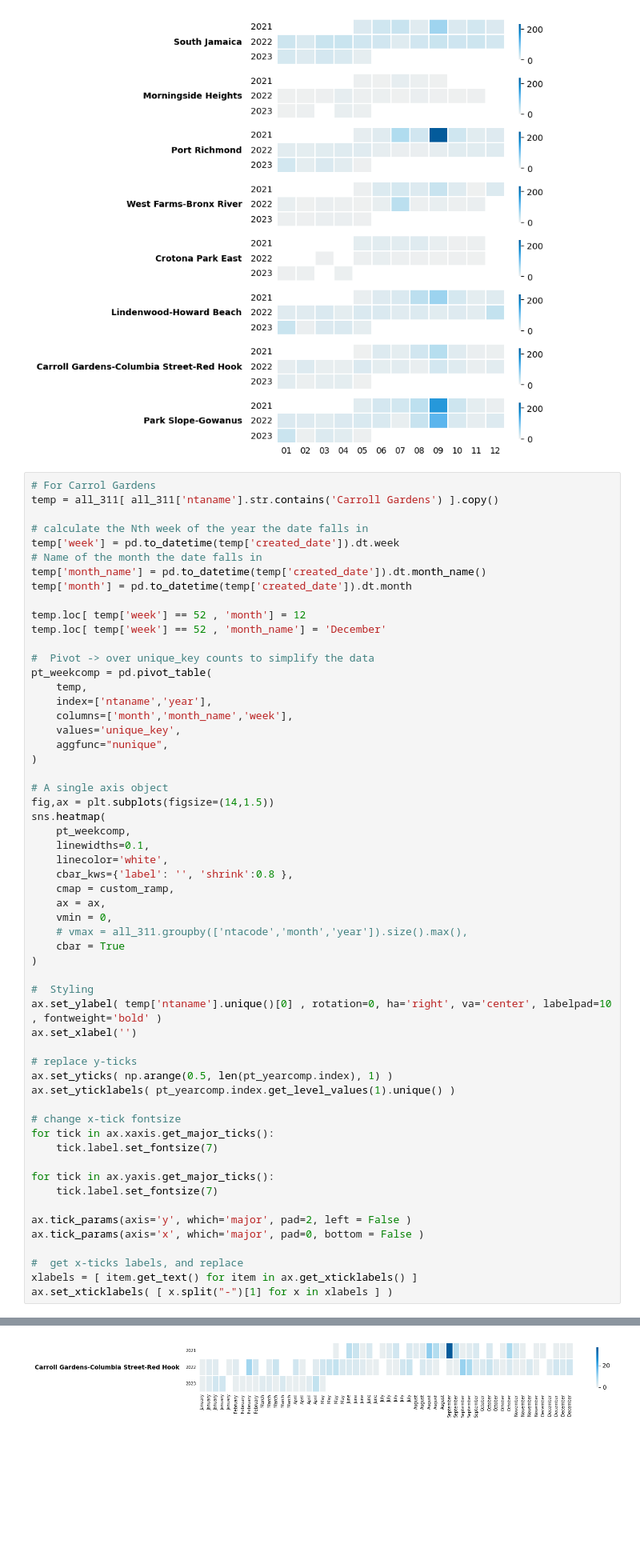
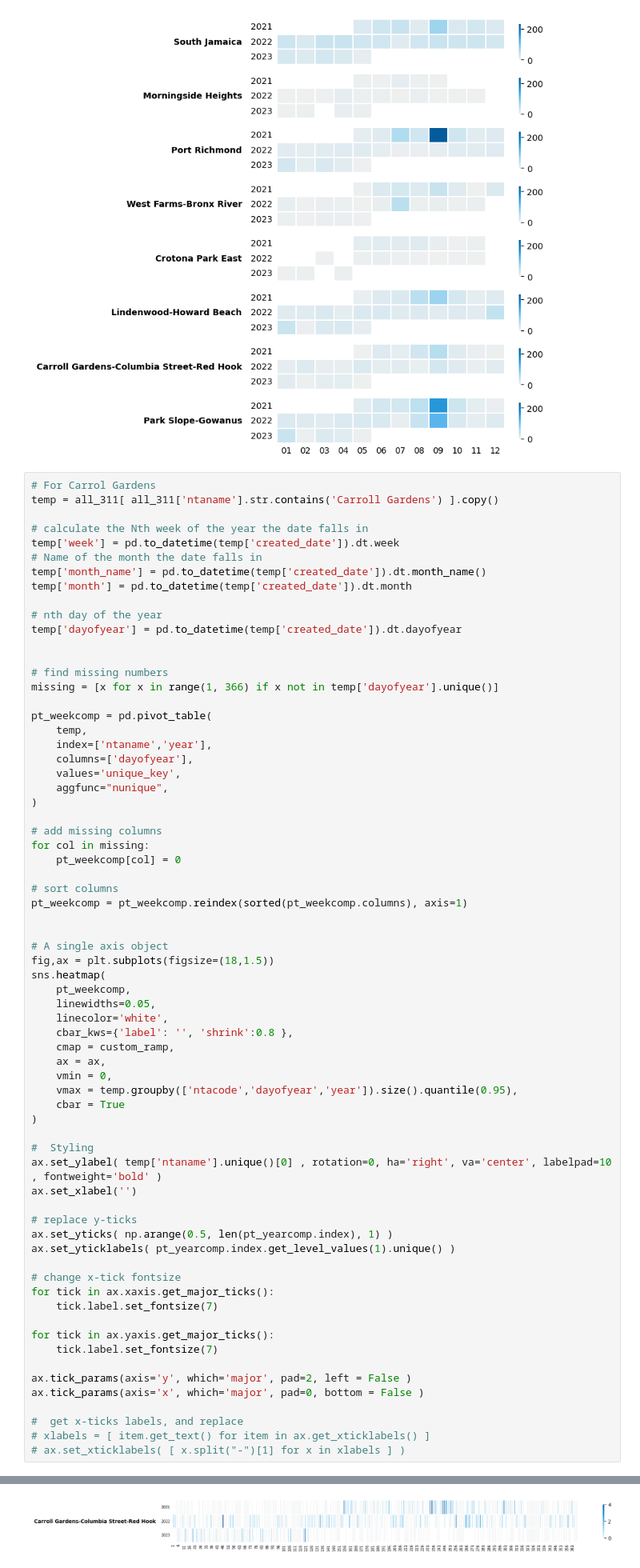
Before and after one commit to cankadir/FloodAnalysis, a Jupyter notebook: PY/311_NTA_Visualizations.ipynb, the cells around one changed output, grey strips where cells are left out. Shown at 80% size. Cells and saved outputs as stored; diff of their text form; blank space fills up the shorter version.

```diff
--- a/PY/311_NTA_Visualizations.ipynb
+++ b/PY/311_NTA_Visualizations.ipynb
@@ -239,29 +239,40 @@ temp['week'] = pd.to_datetime(temp['created_date']).dt.week
 temp['month_name'] = pd.to_datetime(temp['created_date']).dt.month_name()
 temp['month'] = pd.to_datetime(temp['created_date']).dt.month
 
-temp.loc[ temp['week'] == 52 , 'month'] = 12
-temp.loc[ temp['week'] == 52 , 'month_name'] = 'December'
+# nth day of the year
+temp['dayofyear'] = pd.to_datetime(temp['created_date']).dt.dayofyear
 
-#  Pivot -> over unique_key counts to simplify the data
+
+# find missing numbers
+missing = [x for x in range(1, 366) if x not in temp['dayofyear'].unique()]
+
 pt_weekcomp = pd.pivot_table(
     temp,
     index=['ntaname','year'],
-    columns=['month','month_name','week'],
+    columns=['dayofyear'],
     values='unique_key',
     aggfunc="nunique",
 )
 
+# add missing columns
+for col in missing:
+    pt_weekcomp[col] = 0
+
+# sort columns
+pt_weekcomp = pt_weekcomp.reindex(sorted(pt_weekcomp.columns), axis=1)
+
+
 # A single axis object
-fig,ax = plt.subplots(figsize=(14,1.5))
+fig,ax = plt.subplots(figsize=(18,1.5))
 sns.heatmap(
     pt_weekcomp,
-    linewidths=0.1,
+    linewidths=0.05,
     linecolor='white',
     cbar_kws={'label': '', 'shrink':0.8 },
     cmap = custom_ramp,
     ax = ax,
     vmin = 0,
-    # vmax = all_311.groupby(['ntacode','month','year']).size().max(),
+    vmax = temp.groupby(['ntacode','dayofyear','year']).size().quantile(0.95),
     cbar = True
 )
 
@@ -284,6 +295,6 @@ ax.tick_params(axis='y', which='major', pad=2, left = False )
 ax.tick_params(axis='x', which='major', pad=0, bottom = False )
 
 #  get x-ticks labels, and replace
-xlabels = [ item.get_text() for item in ax.get_xticklabels() ]
-ax.set_xticklabels( [ x.split("-")[1] for x in xlabels ] )
+# xlabels = [ item.get_text() for item in ax.get_xticklabels() ]
+# ax.set_xticklabels( [ x.split("-")[1] for x in xlabels ] )
 # %% [output]
@@ -307 +301 @@ ax.set_xticklabels( [ x.split("-")[1] for x in xlabels ] )
-[figure, old version]
+[figure, new version]
```
Also changed, not shown: parts of 1 cell of this notebook.
